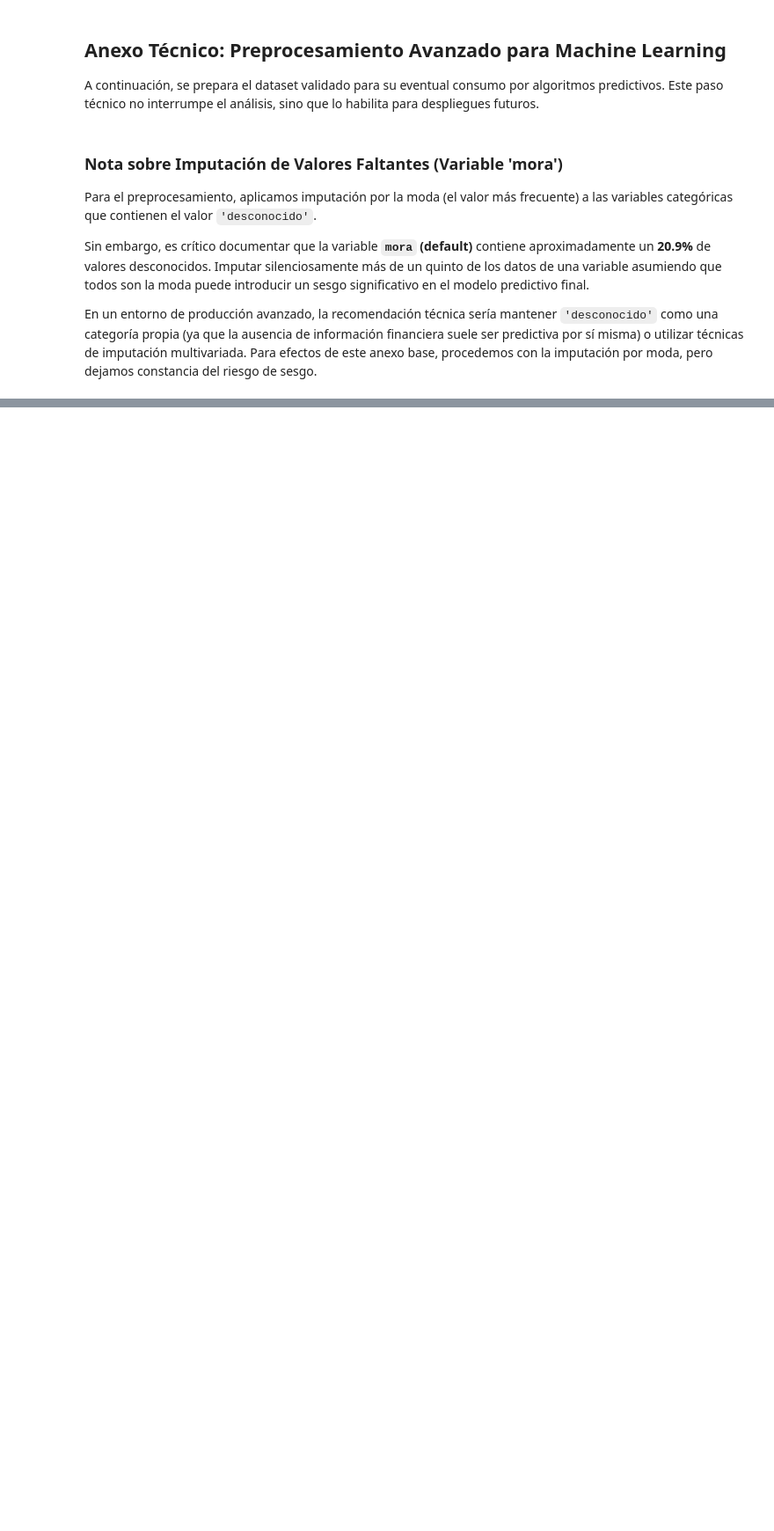
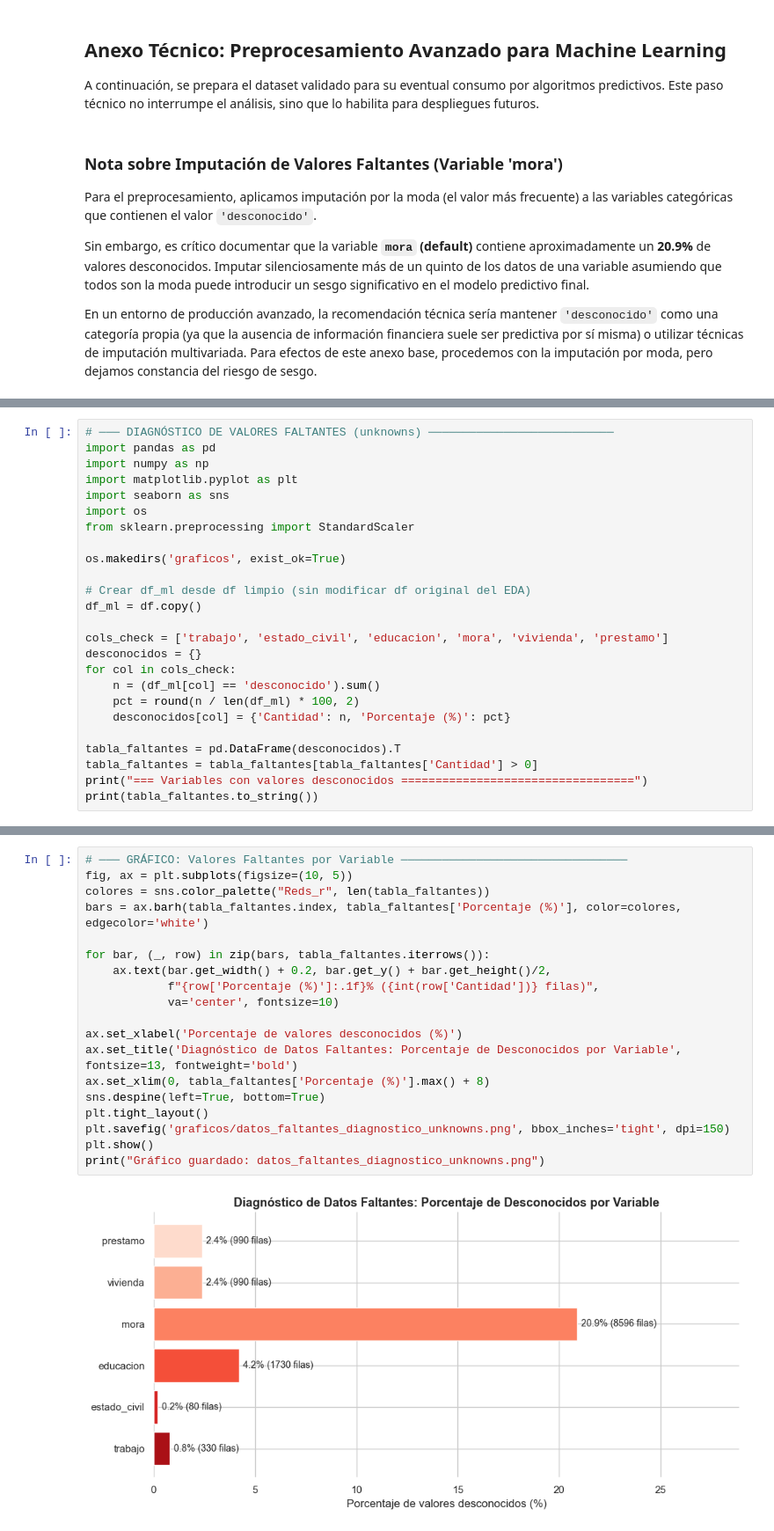
Before and after one commit to carlos31255/Ev3_preprocesamiento_banco, a Jupyter notebook: EV_Parcial2.ipynb, the cells around one changed output, grey strips where cells are left out. Shown at 88% size. Drawn from its saved outputs; the diff is of its cells as text; blank space fills up the shorter version.

Commit message:
feat: add preprocessing sections (datos faltantes, escalamiento, OHE, ingenieria de caracteristicas) con 5 nuevos graficos descriptivos

```diff
--- a/EV_Parcial2.ipynb
+++ b/EV_Parcial2.ipynb
@@ -428,0 +387,25 @@ Dataset df_ml preparado para algoritmos ML!
+# %%
+# ─── DIAGNÓSTICO DE VALORES FALTANTES (unknowns) ───────────────────────────
+import pandas as pd
+import numpy as np
+import matplotlib.pyplot as plt
+import seaborn as sns
+import os
+from sklearn.preprocessing import StandardScaler
+
+os.makedirs('graficos', exist_ok=True)
+
+# Crear df_ml desde df limpio (sin modificar df original del EDA)
+df_ml = df.copy()
+
+cols_check = ['trabajo', 'estado_civil', 'educacion', 'mora', 'vivienda', 'prestamo']
+desconocidos = {}
+for col in cols_check:
+    n = (df_ml[col] == 'desconocido').sum()
+    pct = round(n / len(df_ml) * 100, 2)
+    desconocidos[col] = {'Cantidad': n, 'Porcentaje (%)': pct}
+
+tabla_faltantes = pd.DataFrame(desconocidos).T
+tabla_faltantes = tabla_faltantes[tabla_faltantes['Cantidad'] > 0]
+print("=== Variables con valores desconocidos ==================================")
+print(tabla_faltantes.to_string())
@@ -428,0 +421,21 @@ Dataset df_ml preparado para algoritmos ML!
+# %%
+# ─── GRÁFICO: Valores Faltantes por Variable ─────────────────────────────────
+fig, ax = plt.subplots(figsize=(10, 5))
+colores = sns.color_palette("Reds_r", len(tabla_faltantes))
+bars = ax.barh(tabla_faltantes.index, tabla_faltantes['Porcentaje (%)'], color=colores, edgecolor='white')
+
+for bar, (_, row) in zip(bars, tabla_faltantes.iterrows()):
+    ax.text(bar.get_width() + 0.2, bar.get_y() + bar.get_height()/2,
+            f"{row['Porcentaje (%)']:.1f}% ({int(row['Cantidad'])} filas)",
+            va='center', fontsize=10)
+
+ax.set_xlabel('Porcentaje de valores desconocidos (%)')
+ax.set_title('Diagnóstico de Datos Faltantes: Porcentaje de Desconocidos por Variable', fontsize=13, fontweight='bold')
+ax.set_xlim(0, tabla_faltantes['Porcentaje (%)'].max() + 8)
+sns.despine(left=True, bottom=True)
+plt.tight_layout()
+plt.savefig('graficos/datos_faltantes_diagnostico_unknowns.png', bbox_inches='tight', dpi=150)
+plt.show()
+print("Gráfico guardado: datos_faltantes_diagnostico_unknowns.png")
+# %% [output]
+[figure, added]
```
Also changed, not shown: parts of 22 cells of this notebook, 20 other files.
